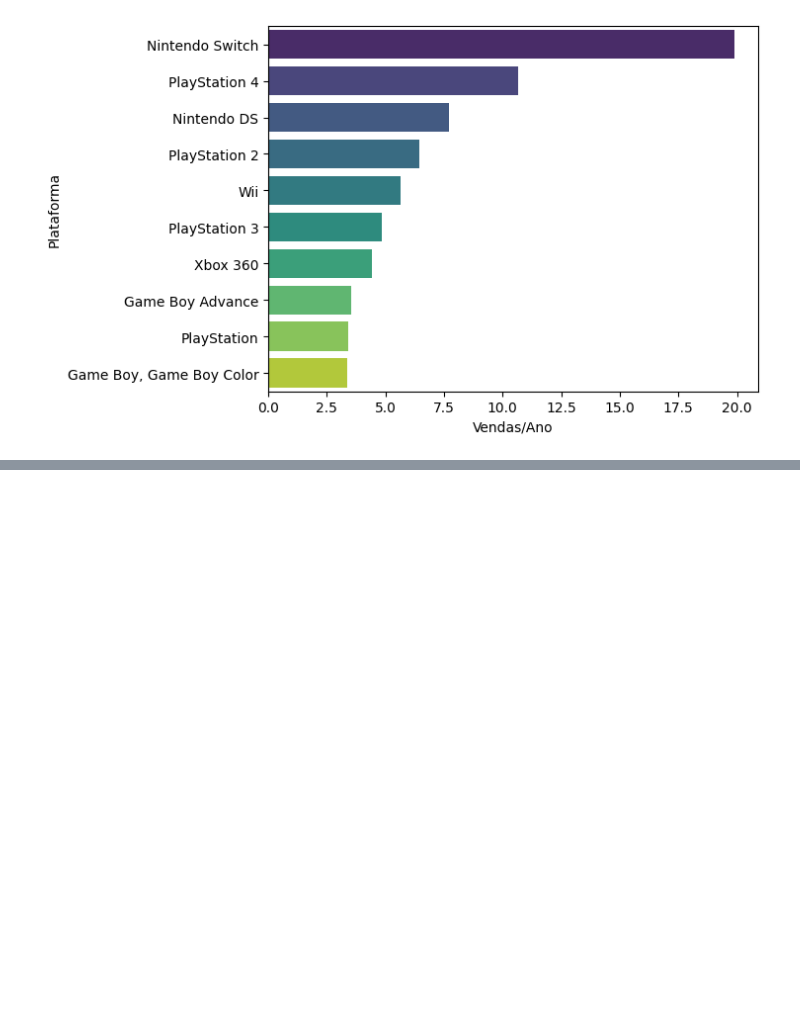
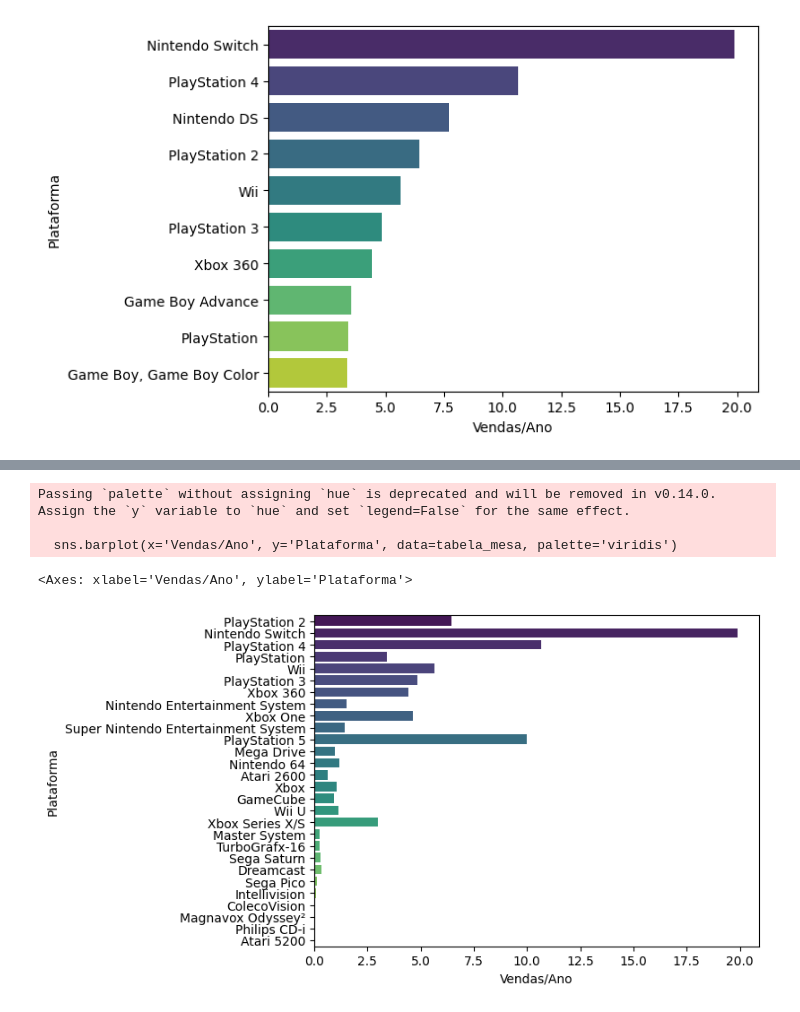
Before and after one commit to LeMorelli-py/Analise-de-dados---Video-games, a Jupyter notebook: main.ipynb, the cells around one changed output, grey strips where cells are left out. Saved outputs shown, nothing was run; the diff lists cells and outputs as text; code cells hidden in the pictures; blank space fills up the shorter version.

```diff
--- a/main.ipynb
+++ b/main.ipynb
@@ -381,0 +471,4 @@ Passing `palette` without assigning `hue` is deprecated and will be removed in v
+# %%
+tabela_mesa['Idade'] = datetime.today().year - tabela_mesa['Lançamento[2]'].astype(int)
+tabela_mesa['Vendas/Ano'] = tabela_mesa['Unidades vendidas'] / tabela_mesa['Idade']
+tabela_mesa
@@ -381,0 +493,8 @@ Passing `palette` without assigning `hue` is deprecated and will be removed in v
+# %%
+sns.barplot(x='Vendas/Ano', y='Plataforma', data=tabela_mesa, palette='viridis')
+# %% [output]
+Passing `palette` without assigning `hue` is deprecated and will be removed in v0.14.0. Assign the `y` variable to `hue` and set `legend=False` for the same effect.
+
+  sns.barplot(x='Vendas/Ano', y='Plataforma', data=tabela_mesa, palette='viridis')
+<Axes: xlabel='Vendas/Ano', ylabel='Plataforma'>
+[figure, added]
```
Also changed, not shown: parts of 42 cells of this notebook, 4 other files.
